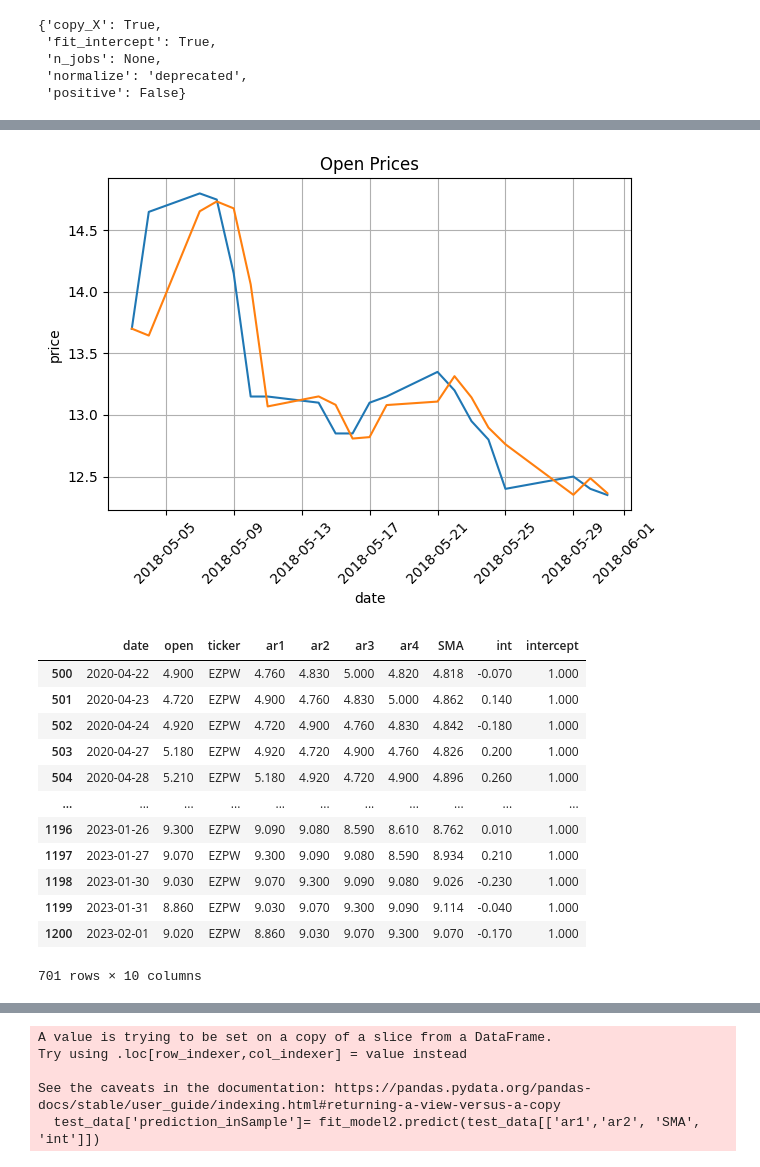
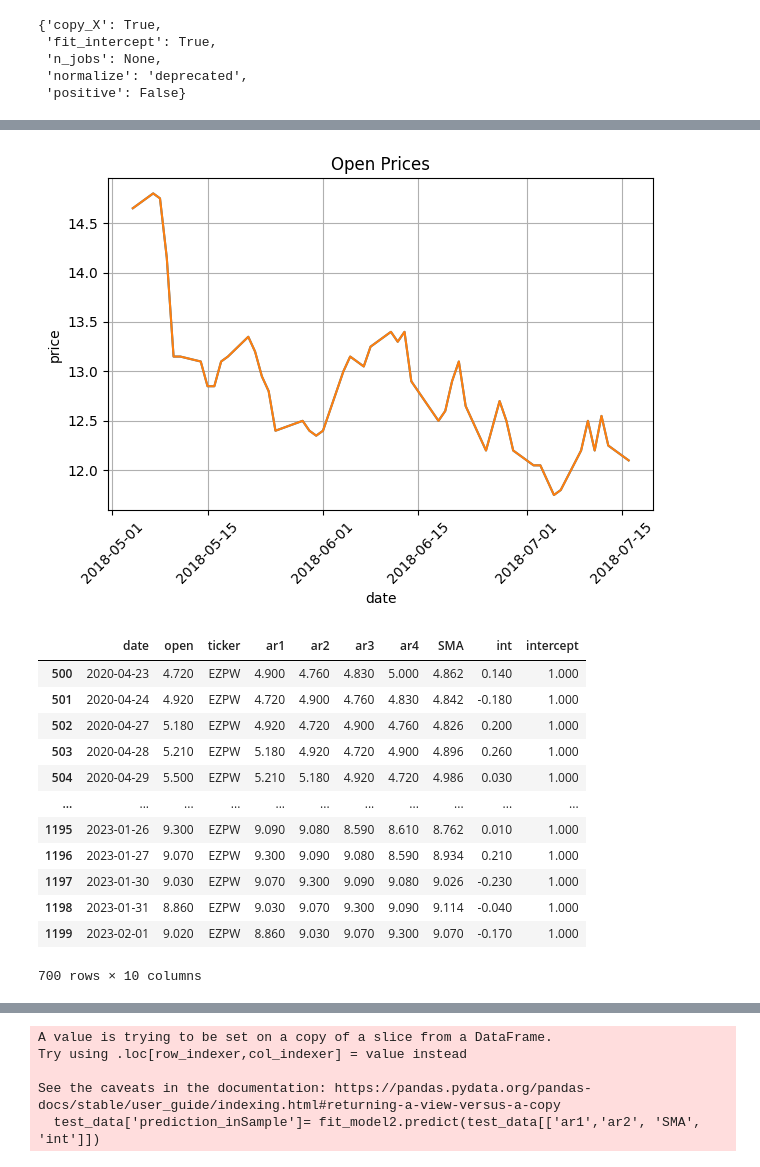
Before and after one commit to apetrano/west-investment-group, a Jupyter notebook: notebooks/datapull.ipynb, the cells around one changed output, grey strips where cells are left out. Drawn from its saved outputs; the diff is of its cells as text; code cells hidden in the pictures.

```diff
--- a/notebooks/datapull.ipynb
+++ b/notebooks/datapull.ipynb
@@ -132,13 +136,13 @@ ezpw_data_open.head()
 # %%
 # Creating our parameters for our model
 
-ezpw_data_open["ar1"] = ezpw_data_open['open'].shift(1)
-ezpw_data_open["ar2"] = ezpw_data_open['open'].shift(2)
-ezpw_data_open["ar3"] = ezpw_data_open['open'].shift(3)
-ezpw_data_open["ar4"] = ezpw_data_open['open'].shift(4)
-ezpw_data_open["SMA"] = ezpw_data_open['ar1'].rolling(5).mean()
-ezpw_data_open["int"] = ezpw_data_open.ar1 - ezpw_data_open.ar2
-ezpw_data_open['intercept'] = np.ones(len(ezpw_data_open))
+stock_data_open["ar1"] = stock_data_open['open'].shift(1)
+stock_data_open["ar2"] = stock_data_open['open'].shift(2)
+stock_data_open["ar3"] = stock_data_open['open'].shift(3)
+stock_data_open["ar4"] = stock_data_open['open'].shift(4)
+stock_data_open["SMA"] = stock_data_open['ar1'].rolling(5).mean()
+stock_data_open["int"] = stock_data_open.ar1 - stock_data_open.ar2
+stock_data_open['intercept'] = np.ones(len(stock_data_open))
 
-ezpw_data_open.head()
+stock_data_open.head()
 # %% [output]
@@ -157,7 +171,7 @@ ezpw_data_open.shape
 # %%
 # We removed the first 5 indexes in the data set due to Null values in the paraments
 
-train_data = ezpw_data_open[5:500]
+train_data = stock_data_open[5:500]
 train_data.head()
 # %% [output]
 |  | date | open | ticker | ar1 | ar2 | ar3 | ar4 | SMA | int | intercept |
@@ -169,4 +183,4 @@ train_data.head()
 # %%
 # Using Linear Regression function to fit our model
 reg = LinearRegression()
-fit_model = reg.fit(train_data[['ar1','ar2', 'SMA', 'int']], train_data[['open']])
+fit_model = reg.fit(train_data[['ar1','ar2','SMA','open']], train_data[['open']])
@@ -189,7 +211,7 @@ fit_model.get_params()
 # %%
 # Added our insample prediction for each day to our training data set
 
-train_data['prediction_insample'] = fit_model.predict(train_data[['ar1','ar2', 'SMA', 'int']])
+train_data['prediction_insample'] = fit_model.predict(train_data[['ar1','ar2','SMA','open']])
 train_data.head()
 # %% [output]
 A value is trying to be set on a copy of a slice from a DataFrame.
@@ -252,41 +274,41 @@ dtype: float64
 # %%
 # Ploting our Model verses the training data
 
-train_data_date_values = train_data.date.values[:20]
-train_data_open_values = train_data.open.values[:20]
-train_data_date_values = train_data.date.values[:20]
-train_data_prediction_insample_values = train_data.prediction_insample.values[:20]
+train_data_date_values = train_data.date.values[:50]
+train_data_open_values = train_data.open.values[:50]
+train_data_date_values = train_data.date.values[:50]
+train_data_prediction_insample_values = train_data.prediction_insample.values[:50]
 
 
 createPlot(xvalue=train_data_date_values,
            yvalue=train_data_open_values,
            xlabel='date',
            ylabel='price',
            title="Open Prices",
            xvalue2=train_data_date_values,
            yvalue2=train_data_prediction_insample_values
            )
 # %% [output]
-[figure, old version]
+[figure, new version]
 # %%
 # Creating our test data set
 
-test_data = ezpw_data_open[500:]
+test_data = stock_data_open[500:]
 test_data
 # %% [output]
 |  | date | open | ticker | ar1 | ar2 | ar3 | ar4 | SMA | int | intercept |
-| 500 | 2020-04-22 | 4.900 | EZPW | 4.760 | 4.830 | 5.000 | 4.820 | 4.818 | -0.070 | 1.000 |
-| 501 | 2020-04-23 | 4.720 | EZPW | 4.900 | 4.760 | 4.830 | 5.000 | 4.862 | 0.140 | 1.000 |
-| 502 | 2020-04-24 | 4.920 | EZPW | 4.720 | 4.900 | 4.760 | 4.830 | 4.842 | -0.180 | 1.000 |
-| 503 | 2020-04-27 | 5.180 | EZPW | 4.920 | 4.720 | 4.900 | 4.760 | 4.826 | 0.200 | 1.000 |
-| 504 | 2020-04-28 | 5.210 | EZPW | 5.180 | 4.920 | 4.720 | 4.900 | 4.896 | 0.260 | 1.000 |
+| 500 | 2020-04-23 | 4.720 | EZPW | 4.900 | 4.760 | 4.830 | 5.000 | 4.862 | 0.140 | 1.000 |
+| 501 | 2020-04-24 | 4.920 | EZPW | 4.720 | 4.900 | 4.760 | 4.830 | 4.842 | -0.180 | 1.000 |
+| 502 | 2020-04-27 | 5.180 | EZPW | 4.920 | 4.720 | 4.900 | 4.760 | 4.826 | 0.200 | 1.000 |
+| 503 | 2020-04-28 | 5.210 | EZPW | 5.180 | 4.920 | 4.720 | 4.900 | 4.896 | 0.260 | 1.000 |
+| 504 | 2020-04-29 | 5.500 | EZPW | 5.210 | 5.180 | 4.920 | 4.720 | 4.986 | 0.030 | 1.000 |
 | ... | ... | ... | ... | ... | ... | ... | ... | ... | ... | ... |
-| 1196 | 2023-01-26 | 9.300 | EZPW | 9.090 | 9.080 | 8.590 | 8.610 | 8.762 | 0.010 | 1.000 |
-| 1197 | 2023-01-27 | 9.070 | EZPW | 9.300 | 9.090 | 9.080 | 8.590 | 8.934 | 0.210 | 1.000 |
-| 1198 | 2023-01-30 | 9.030 | EZPW | 9.070 | 9.300 | 9.090 | 9.080 | 9.026 | -0.230 | 1.000 |
-| 1199 | 2023-01-31 | 8.860 | EZPW | 9.030 | 9.070 | 9.300 | 9.090 | 9.114 | -0.040 | 1.000 |
-| 1200 | 2023-02-01 | 9.020 | EZPW | 8.860 | 9.030 | 9.070 | 9.300 | 9.070 | -0.170 | 1.000 |
+| 1195 | 2023-01-26 | 9.300 | EZPW | 9.090 | 9.080 | 8.590 | 8.610 | 8.762 | 0.010 | 1.000 |
+| 1196 | 2023-01-27 | 9.070 | EZPW | 9.300 | 9.090 | 9.080 | 8.590 | 8.934 | 0.210 | 1.000 |
+| 1197 | 2023-01-30 | 9.030 | EZPW | 9.070 | 9.300 | 9.090 | 9.080 | 9.026 | -0.230 | 1.000 |
+| 1198 | 2023-01-31 | 8.860 | EZPW | 9.030 | 9.070 | 9.300 | 9.090 | 9.114 | -0.040 | 1.000 |
+| 1199 | 2023-02-01 | 9.020 | EZPW | 8.860 | 9.030 | 9.070 | 9.300 | 9.070 | -0.170 | 1.000 |
-701 rows × 10 columns
+700 rows × 10 columns
 # %%
 # Fiting our model to the test data set and dadding our predictions to the test data set
 
```
Also changed, not shown: parts of 22 cells of this notebook.
